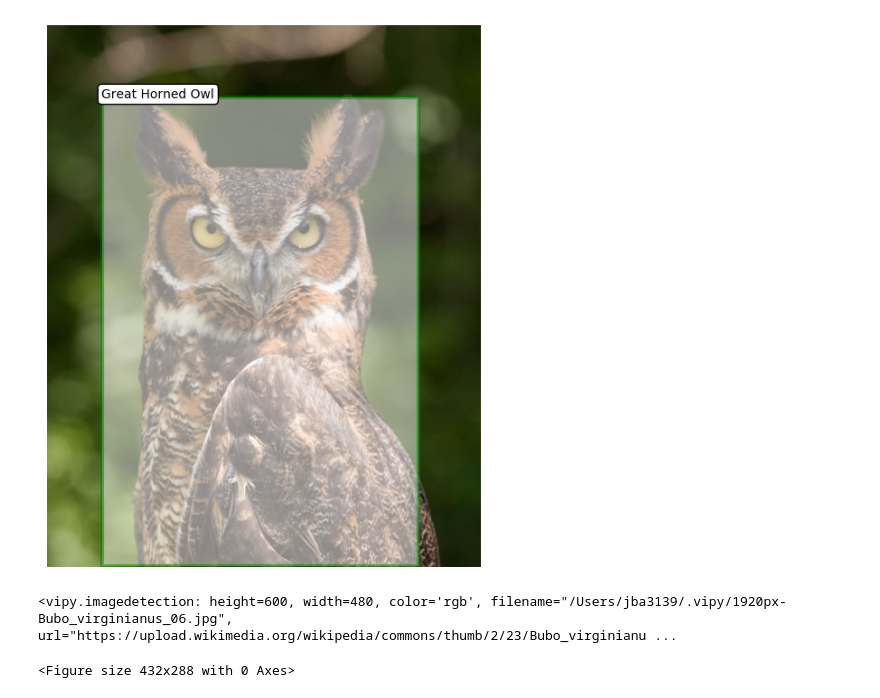
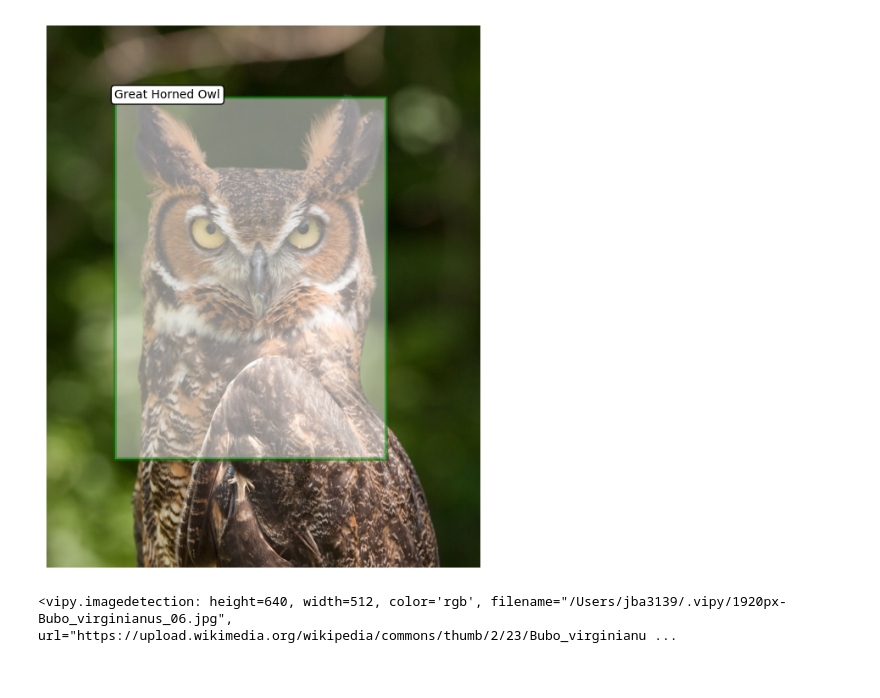
Before and after one commit to visym/vipy, a Jupyter notebook: demo/boundingbox.ipynb, the cells around one changed output. Drawn from its saved outputs; the diff is of its cells as text; code cells hidden in the pictures.

```diff
--- a/demo/boundingbox.ipynb
+++ b/demo/boundingbox.ipynb
@@ -6,7 +6,6 @@ im = ImageDetection(url=url, category='Great Horned Owl').boundingbox(xmin=240,
-# %%
-im.rescale(0.25).show()
-# %% [output]
-[figure, removed]
-<vipy.imagedetection: height=600, width=480, color='rgb', filename="/Users/jba3139/.vipy/1920px-Bubo_virginianus_06.jpg", url="https://upload.wikimedia.org/wikipedia/commons/thumb/2/23/Bubo_virginianu ...
-<Figure size 432x288 with 0 Axes>
+# %%
+im.resize(cols=512).show()
+# %% [output]
+[figure, added]
+<vipy.imagedetection: height=640, width=512, color='rgb', filename="/Users/jba3139/.vipy/1920px-Bubo_virginianus_06.jpg", url="https://upload.wikimedia.org/wikipedia/commons/thumb/2/23/Bubo_virginianu ...
 # %%
```
Also changed, not shown: parts of 5 cells of this notebook, 9 other files.
